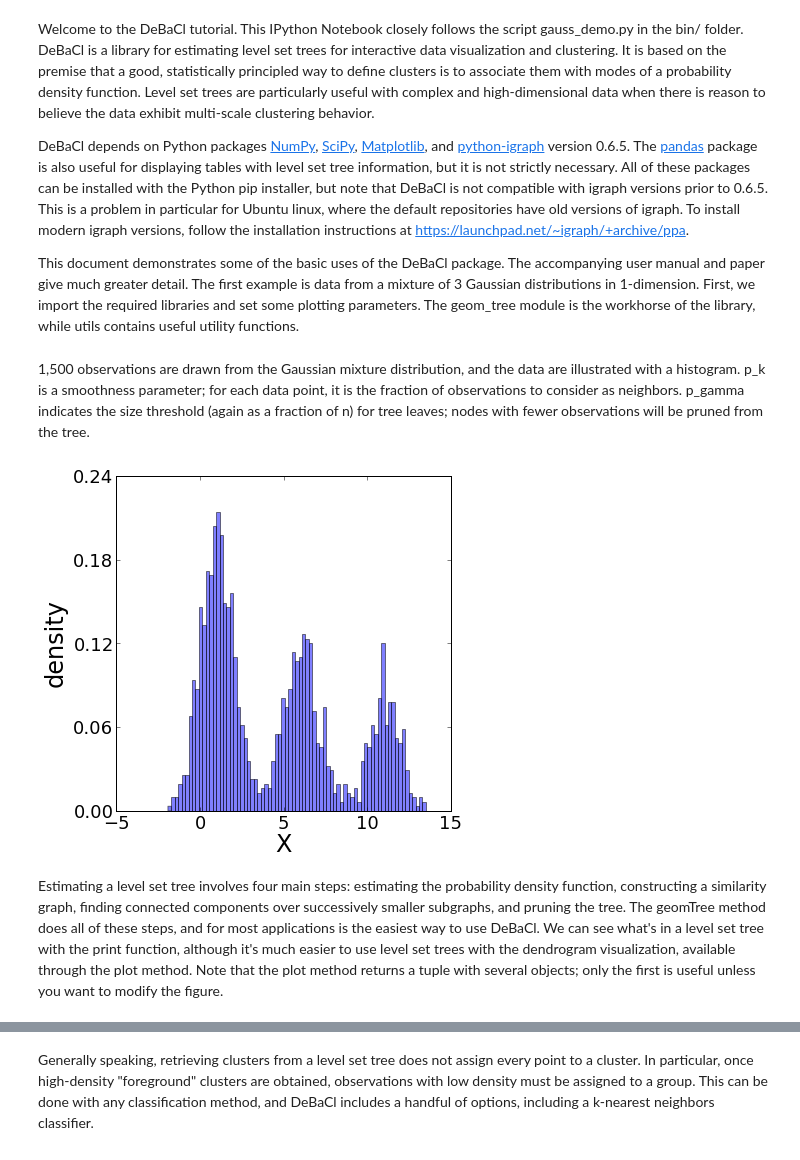
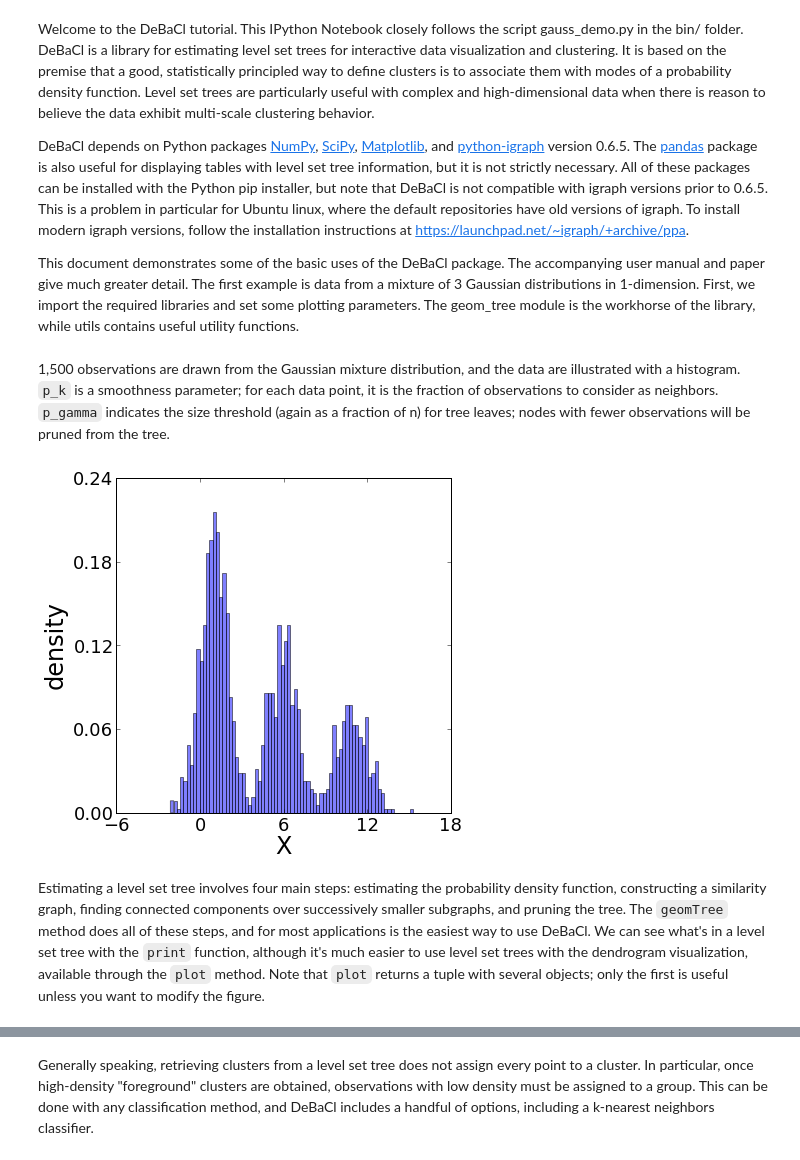
Before and after one commit to CoAxLab/DeBaCl, a Jupyter notebook: docs/debacl_tutorial.ipynb, the cells around one changed output, grey strips where cells are left out. Cells and saved outputs as stored; diff of their text form; code cells hidden in the pictures.

```diff
--- a/docs/debacl_tutorial.ipynb
+++ b/docs/debacl_tutorial.ipynb
@@ -1,7 +1,7 @@
 # %% [markdown]
 Welcome to the DeBaCl tutorial. This IPython Notebook closely follows the script gauss_demo.py in the bin/ folder. DeBaCl is a library for estimating level set trees for interactive data visualization and clustering. It is based on the premise that a good, statistically principled way to define clusters is to associate them with modes of a probability density function. Level set trees are particularly useful with complex and high-dimensional data when there is reason to believe the data exhibit multi-scale clustering behavior.
 
-DeBaCl depends on Python packages [NumPy](http://www.numpy.org/), [SciPy](http://www.scipy.org/), [Matplotlib](http://matplotlib.org/), and [python-igraph](http://igraph.sourceforge.net/index.html) version 0.6.5. The [pandas](http://pandas.pydata.org/) package is also useful for displaying tables with level set tree information, but it is not strictly necessary. All of these packages can be installed with the Python pip installer, but note that DeBaCl is not compatible with igraph versions prior to 0.6.5. This is a problem in particular for Ubuntu linux, where the default repositories have old versions of igraph. To install modern igraph versions, follow the installation instructions at https://launchpad.net/~igraph/+archive/ppa.
+DeBaCl depends on Python packages [NumPy](http://www.numpy.org/), [SciPy](http://www.scipy.org/), [Matplotlib](http://matplotlib.org/), and [python-igraph](http://igraph.sourceforge.net/index.html) version 0.6.5. The [pandas](http://pandas.pydata.org/) package is also useful for displaying tables with level set tree information, but it is not strictly necessary. All of these packages can be installed with the Python pip installer, but note that DeBaCl is not compatible with igraph versions prior to 0.6.5. This is a problem in particular for Ubuntu linux, where the default repositories have old versions of igraph. To install modern igraph versions, follow the installation instructions at [https://launchpad.net/~igraph/+archive/ppa]().
 
 This document demonstrates some of the basic uses of the DeBaCl package. The accompanying user manual and paper give much greater detail. The first example is data from a mixture of 3 Gaussian distributions in 1-dimension. First, we import the required libraries and set some plotting parameters. The geom_tree module is the workhorse of the library, while utils contains useful utility functions.
 # %%
@@ -19,39 +19,36 @@ import matplotlib.pyplot as plt
 ## Output parameters
 utl.setPlotParams(axes_labelsize=24, xtick_labelsize=18, ytick_labelsize=18, figsize=(6,6))
 # %% [markdown]
-1,500 observations are drawn from the Gaussian mixture distribution, and the data are illustrated with a histogram. p_k is a smoothness parameter; for each data point, it is the fraction of observations to consider as neighbors. p_gamma indicates the size threshold (again as a fraction of n) for tree leaves; nodes with fewer observations will be pruned from the tree.
+1,500 observations are drawn from the Gaussian mixture distribution, and the data are illustrated with a histogram. `p_k` is a smoothness parameter; for each data point, it is the fraction of observations to consider as neighbors. `p_gamma` indicates the size threshold (again as a fraction of n) for tree leaves; nodes with fewer observations will be pruned from the tree.
 # %%
 ## Data parameters
 n = 1500
 ctr = ((1,), (6,), (11,))
 sdev = (np.eye(1),) * 3
 mix = (0.5, 0.3, 0.2)
 
 ## Generate data
 membership = np.random.multinomial(n, pvals=mix)
 p = len(ctr[0])
 X = np.zeros((n, p), dtype=np.float)
 g = np.zeros((n, ), dtype=np.int)
 b = np.cumsum((0,) + tuple(membership))
 
 for i, (size, mu, sigma) in enumerate(zip(membership, ctr, sdev)):
 	ix = range(b[i], b[i+1])
 	X[ix, :] = np.random.multivariate_normal(mu, sigma, size)
 	g[ix] = i
 
-X = np.sort(X, axis=0)  # sort the points for prettier downstream plotting
-
-
 ## Plot a histogram of the data to show the simulation worked
 fig, ax = plt.subplots()
 ax.hist(X, bins=n/20, normed=1, alpha=0.5)
 ax.set_xlabel('X')
 ax.set_ylabel('density')
 fig.show()
 # %% [output]
-[figure, old version]
+[figure, new version]
 # %% [markdown]
-Estimating a level set tree involves four main steps: estimating the probability density function, constructing a similarity graph, finding connected components over successively smaller subgraphs, and pruning the tree. The geomTree method does all of these steps, and for most applications is the easiest way to use DeBaCl. We can see what's in a level set tree with the print function, although it's much easier to use level set trees with the dendrogram visualization, available through the plot method. Note that the plot method returns a tuple with several objects; only the first is useful unless you want to modify the figure.
+Estimating a level set tree involves four main steps: estimating the probability density function, constructing a similarity graph, finding connected components over successively smaller subgraphs, and pruning the tree. The `geomTree` method does all of these steps, and for most applications is the easiest way to use DeBaCl. We can see what's in a level set tree with the `print` function, although it's much easier to use level set trees with the dendrogram visualization, available through the `plot` method. Note that `plot` returns a tuple with several objects; only the first is useful unless you want to modify the figure.
 # %%
 ## Estimate the level set tree - the easy way
 p_k = 0.02
```
Also changed, not shown: parts of 16 cells of this notebook.
